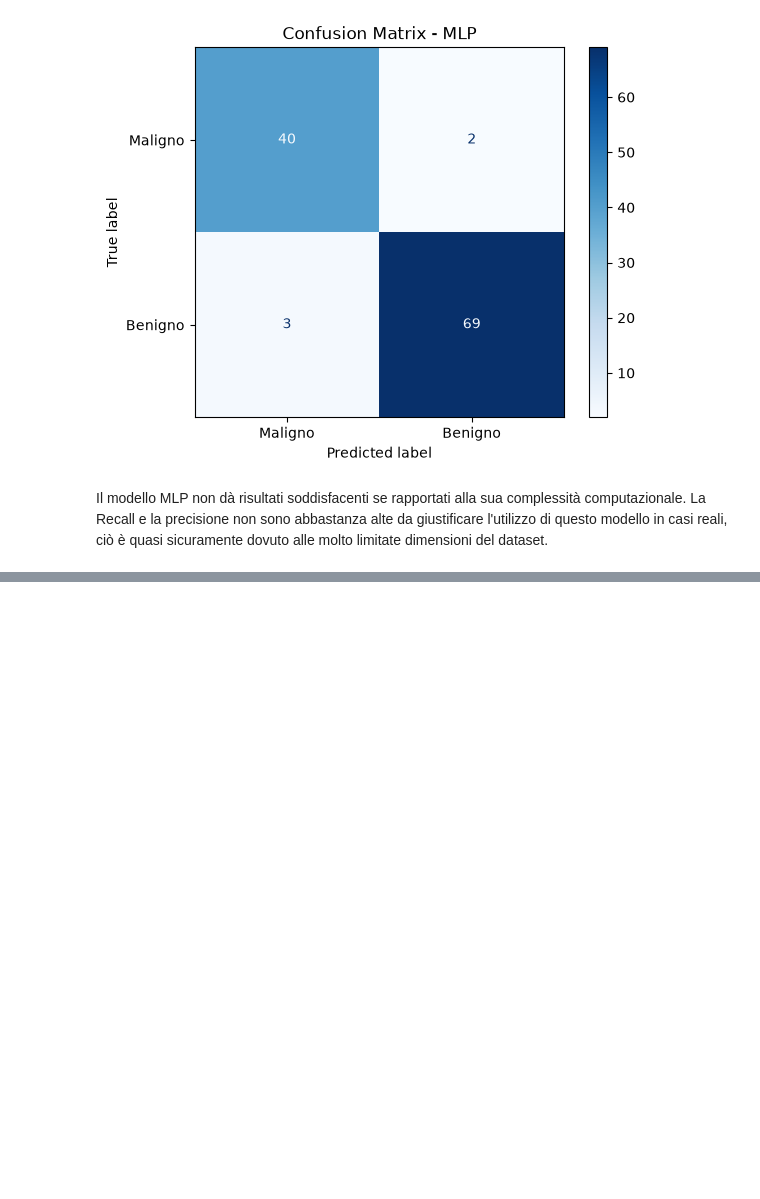
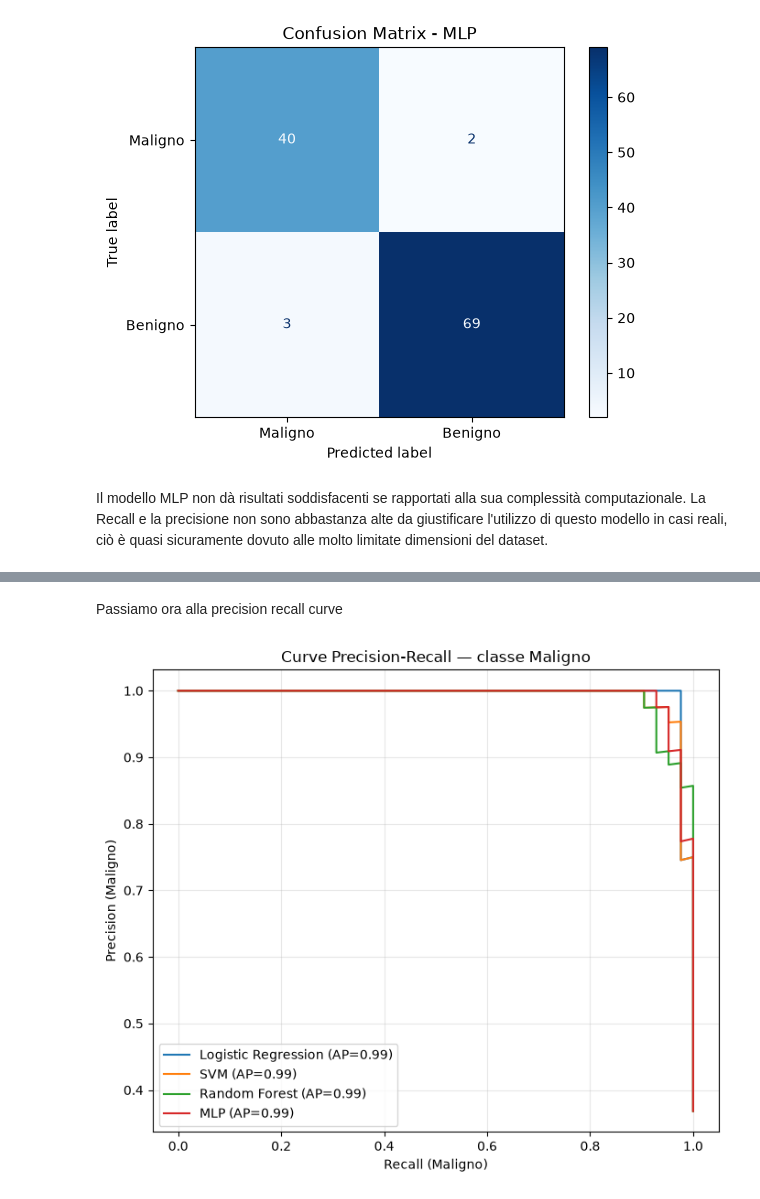
Before and after one commit to JacopoFoschi2/ElaboratoOIAML, a Jupyter notebook: progetto_esame.ipynb, the cells around one changed output, grey strips where cells are left out. Drawn from its saved outputs; the diff is of its cells as text; code cells hidden in the pictures; blank space fills up the shorter version.

```diff
--- a/progetto_esame.ipynb
+++ b/progetto_esame.ipynb
@@ -548,0 +584,32 @@ Avendo finito di creare
+# %% [markdown]
+Passiamo ora alla precision recall curve
+# %%
+from sklearn.metrics import precision_recall_curve, average_precision_score
+
+models_fitted = {
+    'Logistic Regression': pipe_logreg,
+    'SVM': best_svm,
+    'Random Forest': best_rf,
+    'MLP': best_mlp,
+}
+
+plt.figure(figsize=(7, 6))
+for name, model in models_fitted.items():
+    if hasattr(model, 'predict_proba'):
+        y_score = model.predict_proba(X_test)[:, 0]  # colonna classe 0 = Maligno
+    else:
+        y_score = -model.decision_function(X_test)  # invertiamo: score alto = Maligno
+
+    precision, recall, _ = precision_recall_curve(y_test, y_score, pos_label=0)
+    ap = average_precision_score(y_test, y_score, pos_label=0)
+    plt.plot(recall, precision, label=f'{name} (AP={ap:.2f})')
+
+plt.xlabel('Recall (Maligno)')
+plt.ylabel('Precision (Maligno)')
+plt.title('Curve Precision-Recall — classe Maligno')
+plt.legend()
+plt.grid(alpha=0.3)
+plt.tight_layout()
+plt.show()
+# %% [output]
+[figure, added]
```
Also changed, not shown: parts of 9 cells of this notebook.
